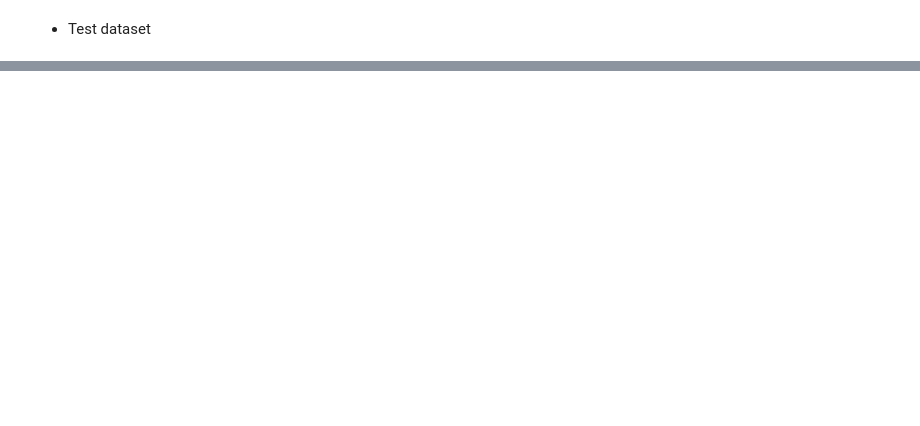
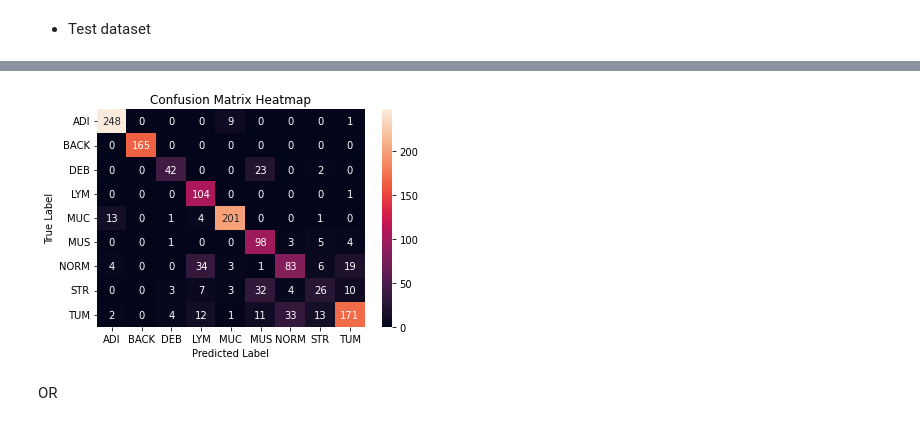
Before and after one commit to Niroth36/Convolutional_Neural_Networks_CRCslides_dataset, a Jupyter notebook: CRC_slides_cnn.ipynb, the cells around one changed output, grey strips where cells are left out. Cells and saved outputs as stored; diff of their text form; code cells hidden in the pictures; blank space fills up the shorter version.

Commit message:
simple convolutional neural network and heatmap

```diff
--- a/CRC_slides_cnn.ipynb
+++ b/CRC_slides_cnn.ipynb
@@ -114,0 +225,11 @@ We can observe that some categories have a much larger number of images than oth
+# %%
+from keras import optimizers, losses, callbacks
+
+model = cnn1(num_classes)
+
+model.compile(optimizer=optimizers.Adam(learning_rate=0.001, beta_1=0.9, beta_2=0.99),
+                  loss="sparse_categorical_crossentropy", metrics=['accuracy'])
+
+early_stopping = callbacks.EarlyStopping(monitor='val_loss', patience=5)
+
+model.fit(train_ds, validation_data=val_ds, batch_size=64, epochs=20, callbacks=[early_stopping])
@@ -114,0 +263,17 @@ We can observe that some categories have a much larger number of images than oth
+# %%
+def confusion_matrix(model, test_ds):
+
+  y_test = []
+  y_pred = []
+
+  for x_1, y_1 in test_ds:
+    y_pred_1 = model.predict(x_1)
+    y_test.append(y_1)
+    y_pred.append(y_pred_1)
+
+  y_true = np.concatenate(y_test)
+  y_p = np.concatenate(y_pred)
+  y_hat = tf.argmax(y_p, axis=1)
+  cm = tf.math.confusion_matrix(y_true, y_hat)
+
+  return cm, y_hat, y_true # adding y_true to use it in f1_score metric
@@ -114,0 +283,12 @@ We can observe that some categories have a much larger number of images than oth
+# %%
+def heatmap_cf_m(cfm):
+
+  labels = classes
+  cfmh = pd.DataFrame(cfm, index = labels, columns = labels)
+  sns.heatmap(cfmh, annot = True, fmt="d", )
+  plt.xlabel('Predicted Label')
+  plt.ylabel('True Label')
+  plt.title('Confusion Matrix Heatmap')
+  plt.show()
+# %%
+cfm, y_hat, y_true = confusion_matrix(model, test_ds)
@@ -114,0 +313,6 @@ We can observe that some categories have a much larger number of images than oth
+# %%
+heatmap_cf_m(cfm.numpy())
+# %% [output]
+[figure, added]
+# %% [markdown]
+OR
```
Also changed, not shown: parts of 31 cells of this notebook.
